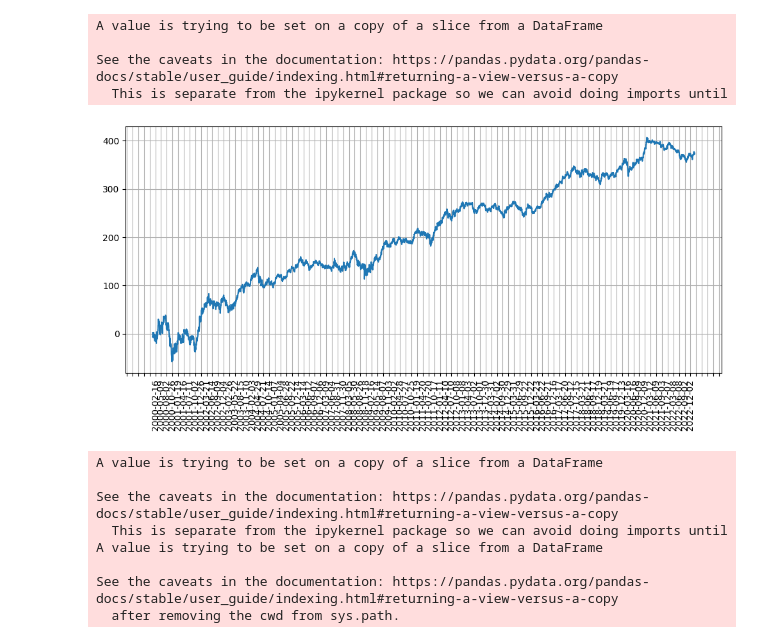
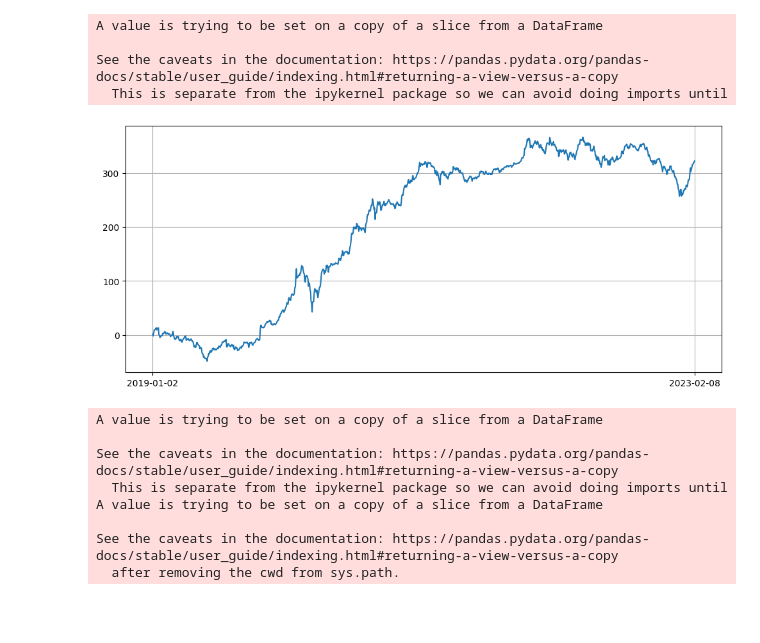
Before and after one commit to ozingmw/RL_finance, a Jupyter notebook: data_refine.ipynb, the cells around one changed output. Drawn from its saved outputs; the diff is of its cells as text; code cells hidden in the pictures; blank space fills up the shorter version.

```diff
--- a/data_refine.ipynb
+++ b/data_refine.ipynb
@@ -11,8 +11,8 @@ pd.set_option('display.width', 1000)
 # %%
 yf.pdr_override()
 # %%
-start = '2000-01-01'
-data = pdr.get_data_yahoo('005930.KS', start=start)
+start = '2019-01-01'
+data = pdr.get_data_yahoo('TSLA', start=start)
 data.drop('Adj Close', axis=1, inplace=True)
 # %% [output]
 [*********************100%***********************]  1 of 1 completed
@@ -34,13 +34,14 @@ See the caveats in the documentation: https://pandas.pydata.org/pandas-docs/stab
 # %%
 plt.figure(figsize=(12, 5))
 plt.plot(data.index, data['Rate'].cumsum())
 plt.grid()
-plt.xticks(rotation=90)
+# plt.xticks(rotation=90)
 ax = plt.gca()
 ax.xaxis.set_major_locator(dates.MonthLocator(interval=2))
+ax.set_xticks([data.index[0], data.index[-1]])
 plt.show()
 # %% [output]
-[figure, old version]
+[figure, new version]
 # %%
 window_size = 20
 data_rolling = data['Close'].rolling(window_size, min_periods=1)
```
Also changed, not shown: parts of 9 cells of this notebook.
